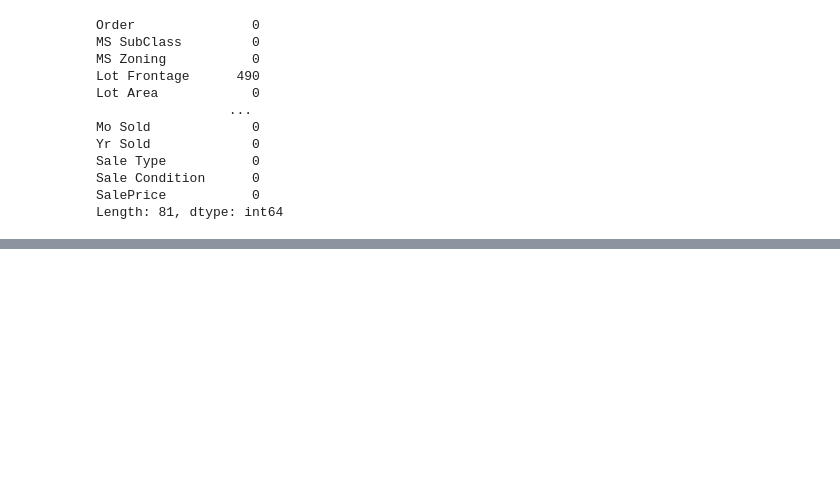
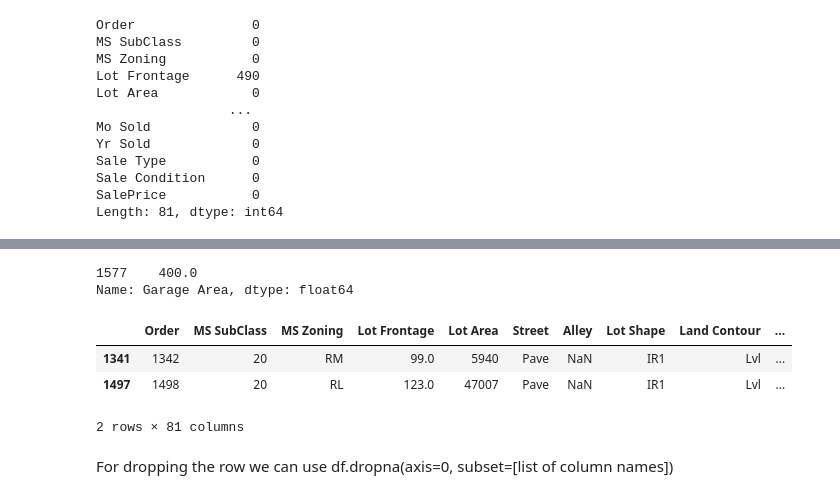
Before and after one commit to darshitttt/AI_ML_Learning, a Jupyter notebook: ML_Course/Notebooks/FeatureEngineering.ipynb, the cells around one changed output, grey strips where cells are left out. Drawn from its saved outputs; the diff is of its cells as text; code cells hidden in the pictures; blank space fills up the shorter version.

```diff
--- a/ML_Course/Notebooks/FeatureEngineering.ipynb
+++ b/ML_Course/Notebooks/FeatureEngineering.ipynb
@@ -152,0 +221,14 @@ Length: 81, dtype: int64
+# %%
+df[df['Electrical'].isnull()]['Garage Area']
+# %% [output]
+1577    400.0
+Name: Garage Area, dtype: float64
+# %%
+df[df['Bsmt Half Bath'].isnull()]
+# %% [output]
+|  | Order | MS SubClass | MS Zoning | Lot Frontage | Lot Area | Street | Alley | Lot Shape | Land Contour | ... |
+| 1341 | 1342 | 20 | RM | 99.0 | 5940 | Pave | NaN | IR1 | Lvl | ... |
+| 1497 | 1498 | 20 | RL | 123.0 | 47007 | Pave | NaN | IR1 | Lvl | ... |
+2 rows × 81 columns
+# %% [markdown]
+For dropping the row we can use df.dropna(axis=0, subset=[list of column names])
```
Also changed, not shown: parts of 13 cells of this notebook.
